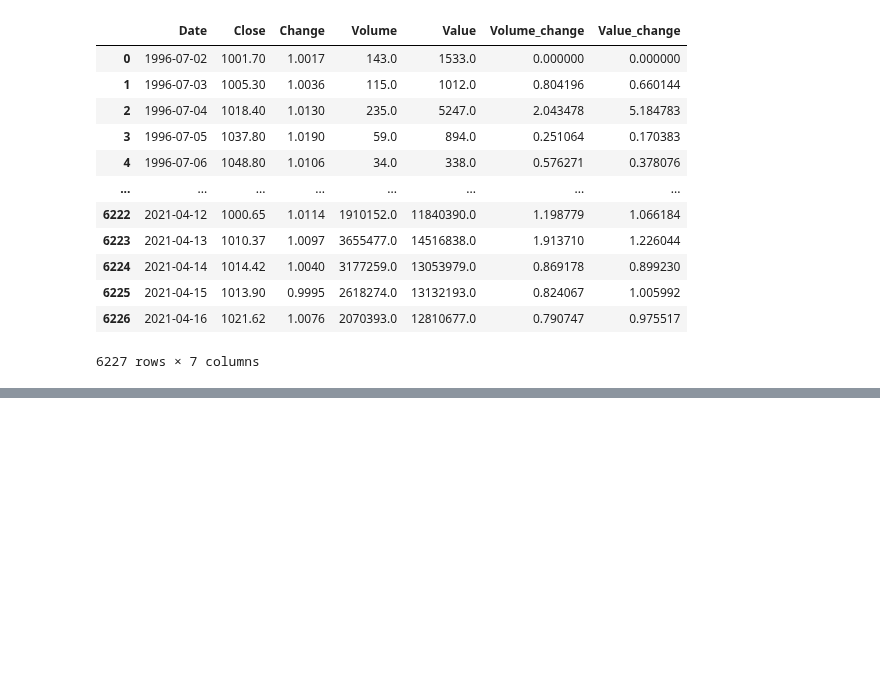
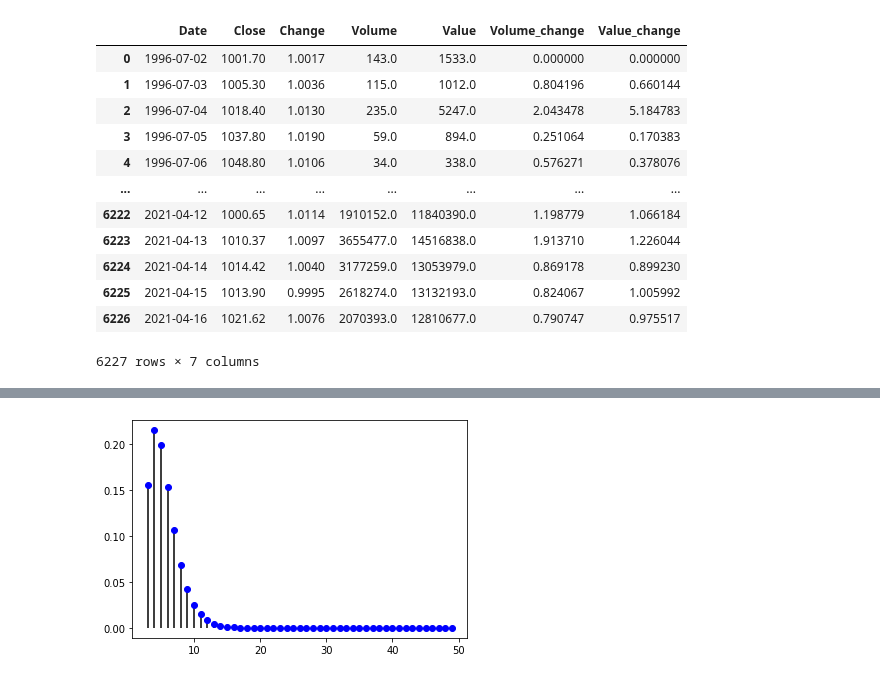
Before and after one commit to yeonghun00/stock-notes, a Jupyter notebook: optimized_position_analysis.ipynb, the cells around one changed output, grey strips where cells are left out. Drawn from its saved outputs; the diff is of its cells as text; code cells hidden in the pictures; blank space fills up the shorter version.

```diff
--- a/optimized_position_analysis.ipynb
+++ b/optimized_position_analysis.ipynb
@@ -169,0 +156,18 @@ plt.show()
+# %%
+import math
+
+def nCr(n,r):
+    f = math.factorial
+    return f(n) / (f(r) * f(n-r))
+
+x = range(r,50)
+pr = list(map(lambda x: nCr(x-1,r-1) * p**r * (1-p)**(x-r) , x))
+# %%
+import matplotlib.pyplot as plt
+
+pr = list(map(lambda x: nCr(x-1,r-1) * p**r * (1-p)**(x-r) , x))
+plt.plot(x, pr, 'bo')
+plt.vlines(x, 0, pr)
+plt.show()
+# %% [output]
+[figure, added]
```
Also changed, not shown: parts of 15 cells of this notebook.
